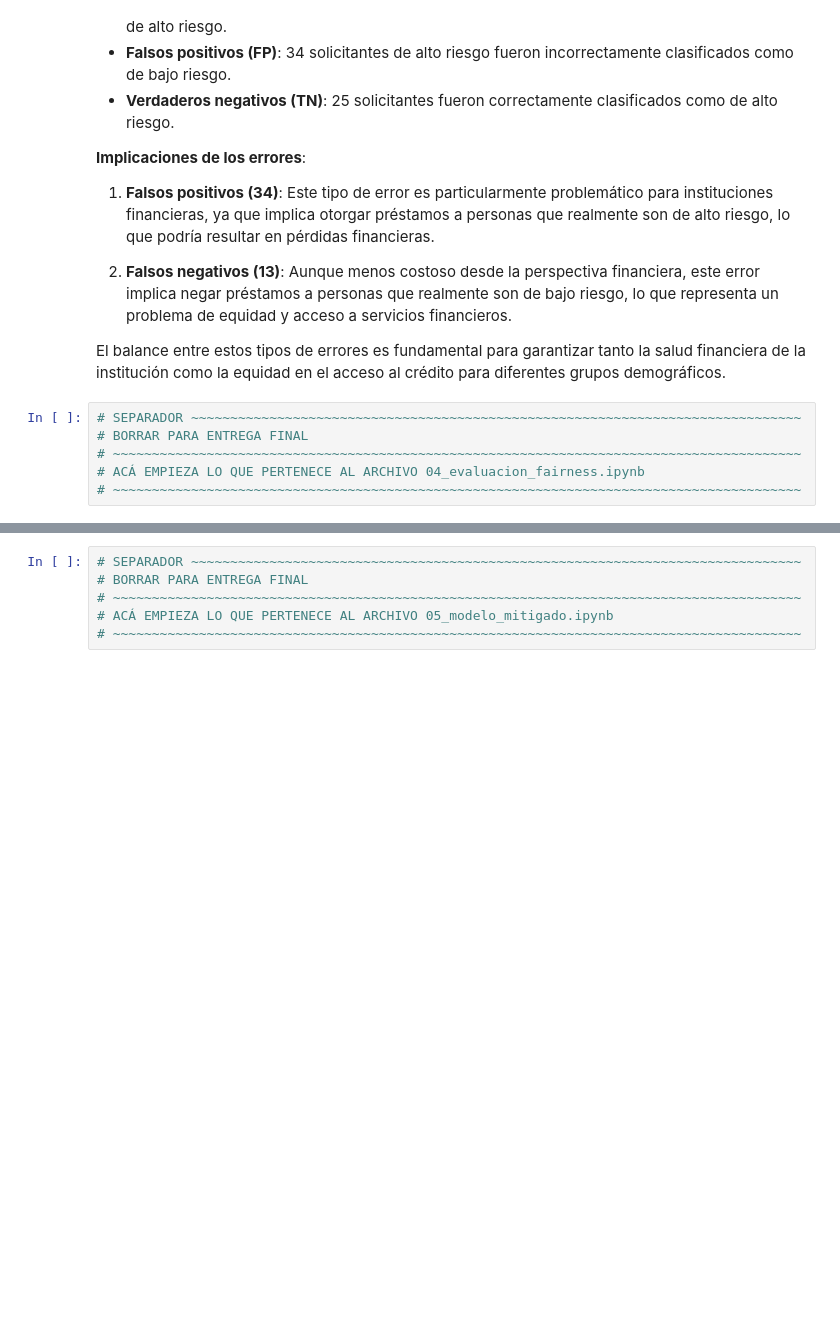
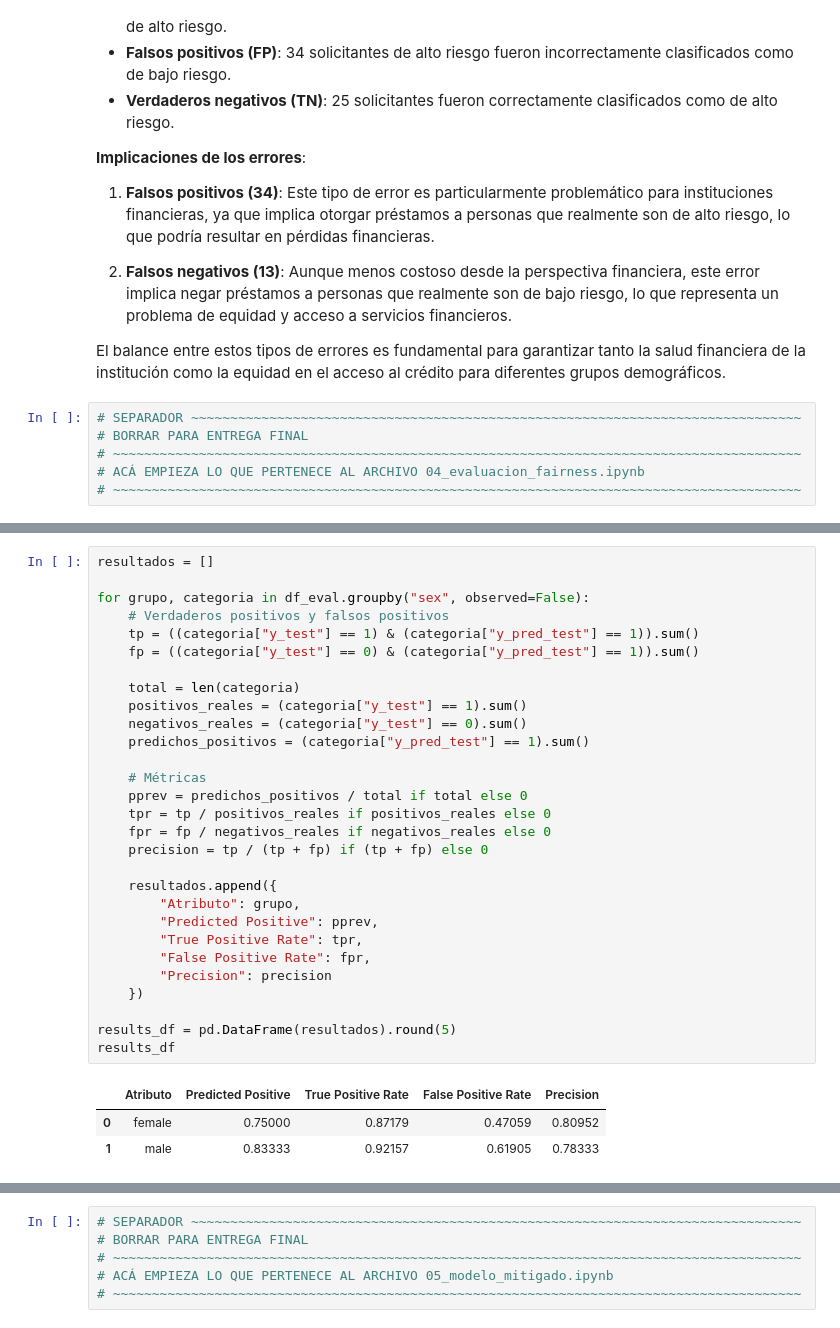
Before and after one commit to Gerardo1909/tpfinal_equidad, a Jupyter notebook: tp_final_fairness_ML/notebooks/main.ipynb, the cells around one changed output, grey strips where cells are left out. Cells and saved outputs as stored; diff of their text form; blank space fills up the shorter version.

```diff
--- a/tp_final_fairness_ML/notebooks/main.ipynb
+++ b/tp_final_fairness_ML/notebooks/main.ipynb
@@ -999,0 +1132,33 @@ El balance entre estos tipos de errores es fundamental para garantizar tanto la
+# %%
+resultados = []
+
+for grupo, categoria in df_eval.groupby("sex", observed=False):
+    # Verdaderos positivos y falsos positivos
+    tp = ((categoria["y_test"] == 1) & (categoria["y_pred_test"] == 1)).sum()
+    fp = ((categoria["y_test"] == 0) & (categoria["y_pred_test"] == 1)).sum()
+
+    total = len(categoria)
+    positivos_reales = (categoria["y_test"] == 1).sum()
+    negativos_reales = (categoria["y_test"] == 0).sum()
+    predichos_positivos = (categoria["y_pred_test"] == 1).sum()
+
+    # Métricas
+    pprev = predichos_positivos / total if total else 0
+    tpr = tp / positivos_reales if positivos_reales else 0
+    fpr = fp / negativos_reales if negativos_reales else 0
+    precision = tp / (tp + fp) if (tp + fp) else 0
+
+    resultados.append({
+        "Atributo": grupo,
+        "Predicted Positive": pprev,
+        "True Positive Rate": tpr,
+        "False Positive Rate": fpr,
+        "Precision": precision
+    })
+
+results_df = pd.DataFrame(resultados).round(5)
+results_df
+# %% [output]
+|  | Atributo | Predicted Positive | True Positive Rate | False Positive Rate | Precision |
+| 0 | female | 0.75000 | 0.87179 | 0.47059 | 0.80952 |
+| 1 | male | 0.83333 | 0.92157 | 0.61905 | 0.78333 |
```
Also changed, not shown: parts of 12 cells of this notebook.
